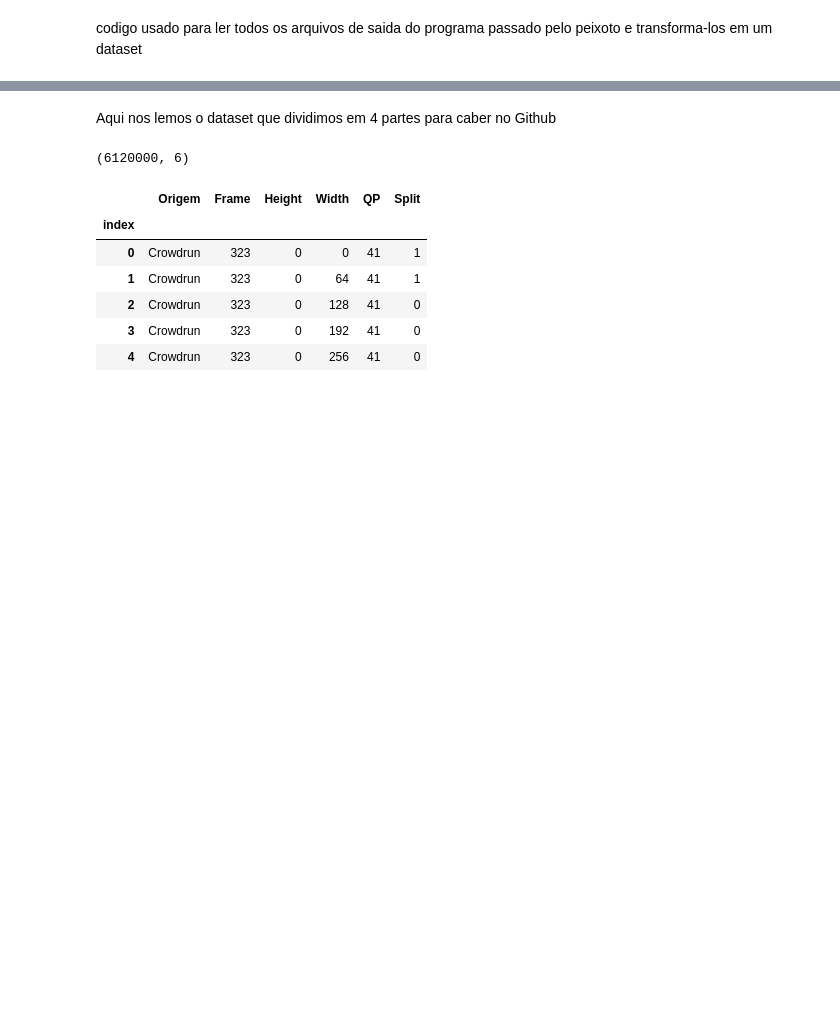
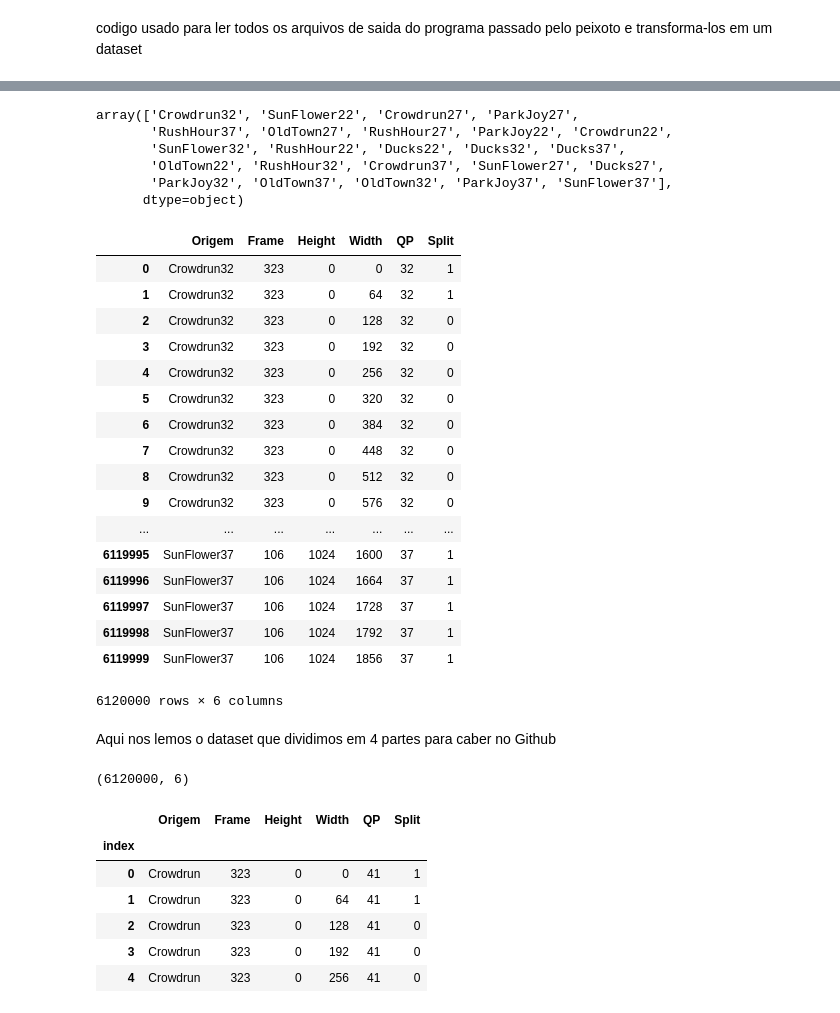
Before and after one commit to trosemberg/Deeplearning_Video_Compressing, a Jupyter notebook: Manipulacao Resultados.ipynb, the cells around one changed output, grey strips where cells are left out. Saved outputs shown, nothing was run; the diff lists cells and outputs as text; code cells hidden in the pictures; blank space fills up the shorter version.

```diff
--- a/Manipulacao Resultados.ipynb
+++ b/Manipulacao Resultados.ipynb
@@ -54,0 +15,33 @@ Informacoes = pd.read_csv("Dataset")
+# %%
+diretorios = pd.Series(os.listdir())
+Informacoes = pd.DataFrame(data=[],columns=['Origem','Frame','Height','Width','QP','Split'])
+# %%
+for diretorio in diretorios:
+    string = './'+diretorio
+    os.chdir(string)
+    print('Entering: ' + os.getcwd())
+    files = os.listdir('./')
+    os.getcwd().split(" ")[-1]
+    Arquivos = pd.DataFrame(files,columns=['Arquivos'])
+    Arquivos = Arquivos.loc[Arquivos['Arquivos'].str.contains("Depth_0")]
+    Arquivos['From'] = os.getcwd().split(" ")[-1]
+    Arquivos['From'] = Arquivos['From'].str.extract("/(\w*)")
+    for i in range(Arquivos.shape[0]):
+        txt = Arquivos.iloc[i,0]
+        temporario = pd.read_csv(txt,sep='\n',header = None,names=['info'])
+        origem = Arquivos.iloc[0,1]
+        temporario['Origem'] = origem
+        temporario['Frame'] = txt
+        temporario['Frame'] = temporario['Frame'].str.extract('frame_(\d*)')
+        temporario['Height'] = temporario['info'].str.extract('\(\s*(\d*)')
+        temporario['Width'] = temporario['info'].str.extract(',\s*(\d*)')
+        temporario['QP'] = diretorio[-2:]
+        temporario['Split'] = temporario['info'].str.extract('(\d)\s$')
+        temporario.drop(columns=['info'],inplace=True)
+        Informacoes = pd.concat([Informacoes,temporario],ignore_index=True)
+    print('\nArquivos que ja foram:',end='')
+    print(Informacoes['Origem'].unique())
+    print("\n TOTAL:" + str(Informacoes['Origem'].unique().shape[0]))
+    print()
+    print('Finished: ' + os.getcwd())
+    os.chdir('..')
@@ -54,0 +66,30 @@ Informacoes = pd.read_csv("Dataset")
+# %%
+Informacoes['Origem'].unique()
+# %% [output]
+array(['Crowdrun32', 'SunFlower22', 'Crowdrun27', 'ParkJoy27',
+       'RushHour37', 'OldTown27', 'RushHour27', 'ParkJoy22', 'Crowdrun22',
+       'SunFlower32', 'RushHour22', 'Ducks22', 'Ducks32', 'Ducks37',
+       'OldTown22', 'RushHour32', 'Crowdrun37', 'SunFlower27', 'Ducks27',
+       'ParkJoy32', 'OldTown37', 'OldTown32', 'ParkJoy37', 'SunFlower37'],
+      dtype=object)
+# %%
+Informacoes
+# %% [output]
+|  | Origem | Frame | Height | Width | QP | Split |
+| 0 | Crowdrun32 | 323 | 0 | 0 | 32 | 1 |
+| 1 | Crowdrun32 | 323 | 0 | 64 | 32 | 1 |
+| 2 | Crowdrun32 | 323 | 0 | 128 | 32 | 0 |
+| 3 | Crowdrun32 | 323 | 0 | 192 | 32 | 0 |
+| 4 | Crowdrun32 | 323 | 0 | 256 | 32 | 0 |
+| 5 | Crowdrun32 | 323 | 0 | 320 | 32 | 0 |
+| 6 | Crowdrun32 | 323 | 0 | 384 | 32 | 0 |
+| 7 | Crowdrun32 | 323 | 0 | 448 | 32 | 0 |
+| 8 | Crowdrun32 | 323 | 0 | 512 | 32 | 0 |
+| 9 | Crowdrun32 | 323 | 0 | 576 | 32 | 0 |
+| ... | ... | ... | ... | ... | ... | ... |
+| 6119995 | SunFlower37 | 106 | 1024 | 1600 | 37 | 1 |
+| 6119996 | SunFlower37 | 106 | 1024 | 1664 | 37 | 1 |
+| 6119997 | SunFlower37 | 106 | 1024 | 1728 | 37 | 1 |
+| 6119998 | SunFlower37 | 106 | 1024 | 1792 | 37 | 1 |
+| 6119999 | SunFlower37 | 106 | 1024 | 1856 | 37 | 1 |
+6120000 rows × 6 columns
```
Also changed, not shown: parts of 24 cells of this notebook, 1 other file.
